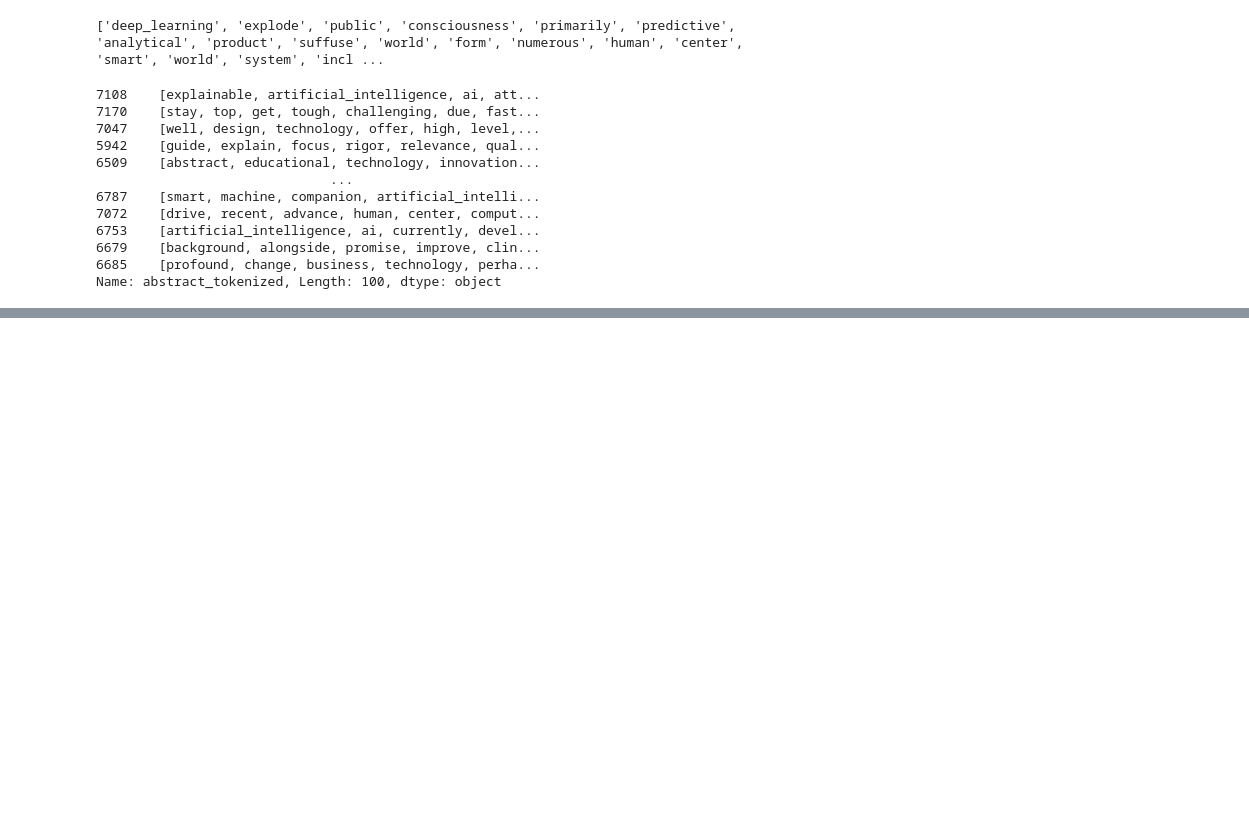
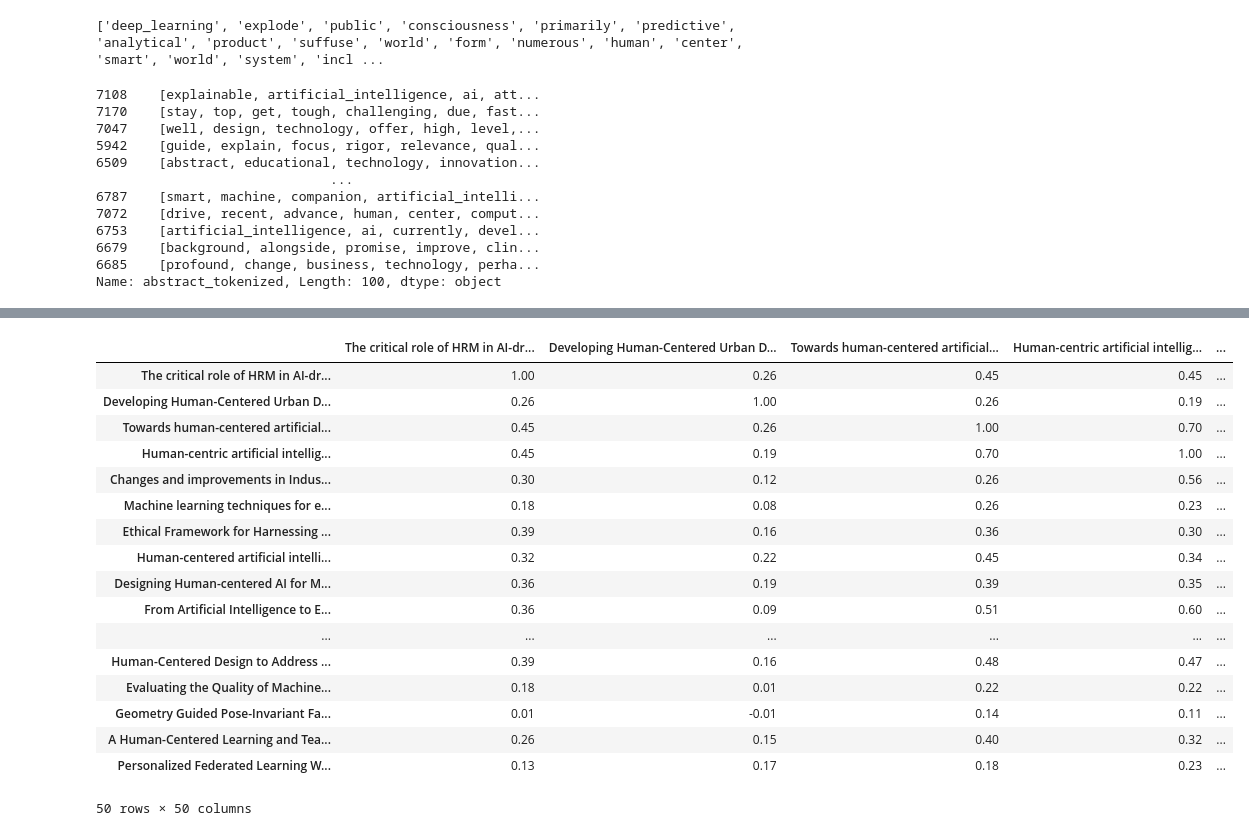
Before and after one commit to jieshu-wang-SBU/EST610_fall_2026, a Jupyter notebook: 01-Lectures/Week12-Text_analysis_and_NLP/01-text_wrangling.ipynb, the cells around one changed output, grey strips where cells are left out. Drawn from its saved outputs; the diff is of its cells as text; code cells hidden in the pictures; blank space fills up the shorter version.

```diff
--- a/01-Lectures/Week12-Text_analysis_and_NLP/01-text_wrangling.ipynb
+++ b/01-Lectures/Week12-Text_analysis_and_NLP/01-text_wrangling.ipynb
@@ -386,0 +395,3 @@ print(filtered_words)
+# %%
+text = "I love data analysis! 😊🚀"
+print(remove_emoji(text))
@@ -437,0 +481,29 @@ Name: abstract_tokenized, Length: 100, dtype: object
+# %%
+from sklearn.metrics.pairwise import cosine_similarity
+
+similarity_matrix = cosine_similarity(embeddings)
+
+pd.DataFrame(
+    similarity_matrix,
+    index=texts,
+    columns=texts
+).round(2)
+# %% [output]
+|  | The critical role of HRM in AI-dr... | Developing Human-Centered Urban D... | Towards human-centered artificial... | Human-centric artificial intellig... | ... |
+| The critical role of HRM in AI-dr... | 1.00 | 0.26 | 0.45 | 0.45 | ... |
+| Developing Human-Centered Urban D... | 0.26 | 1.00 | 0.26 | 0.19 | ... |
+| Towards human-centered artificial... | 0.45 | 0.26 | 1.00 | 0.70 | ... |
+| Human-centric artificial intellig... | 0.45 | 0.19 | 0.70 | 1.00 | ... |
+| Changes and improvements in Indus... | 0.30 | 0.12 | 0.26 | 0.56 | ... |
+| Machine learning techniques for e... | 0.18 | 0.08 | 0.26 | 0.23 | ... |
+| Ethical Framework for Harnessing ... | 0.39 | 0.16 | 0.36 | 0.30 | ... |
+| Human-centered artificial intelli... | 0.32 | 0.22 | 0.45 | 0.34 | ... |
+| Designing Human-centered AI for M... | 0.36 | 0.19 | 0.39 | 0.35 | ... |
+| From Artificial Intelligence to E... | 0.36 | 0.09 | 0.51 | 0.60 | ... |
+| ... | ... | ... | ... | ... | ... |
+| Human-Centered Design to Address ... | 0.39 | 0.16 | 0.48 | 0.47 | ... |
+| Evaluating the Quality of Machine... | 0.18 | 0.01 | 0.22 | 0.22 | ... |
+| Geometry Guided Pose-Invariant Fa... | 0.01 | -0.01 | 0.14 | 0.11 | ... |
+| A Human-Centered Learning and Tea... | 0.26 | 0.15 | 0.40 | 0.32 | ... |
+| Personalized Federated Learning W... | 0.13 | 0.17 | 0.18 | 0.23 | ... |
+50 rows × 50 columns
```
Also changed, not shown: parts of 17 cells of this notebook.
